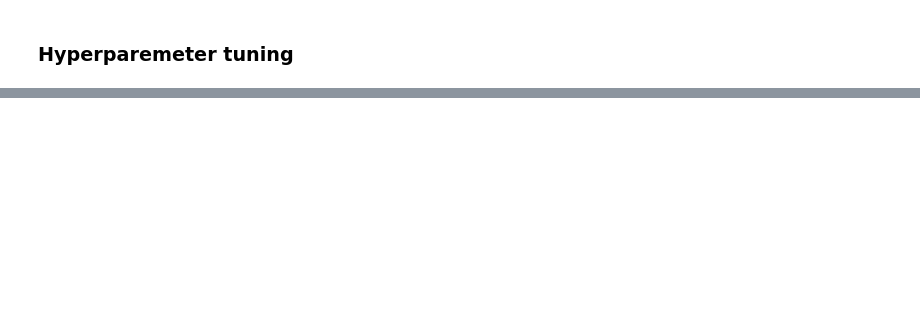
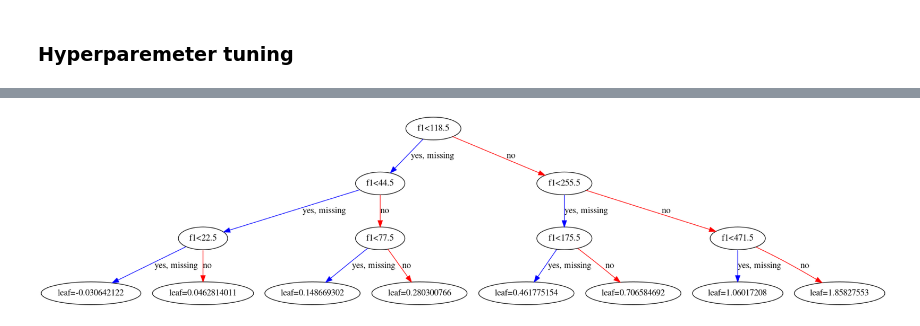
Before and after one commit to yukioichida/zara-data-challenge, a Jupyter notebook: boosting_timeseries_forecasting.ipynb, the cells around one changed output, grey strips where cells are left out. Saved outputs shown, nothing was run; the diff lists cells and outputs as text; code cells hidden in the pictures; blank space fills up the shorter version.

```diff
--- a/boosting_timeseries_forecasting.ipynb
+++ b/boosting_timeseries_forecasting.ipynb
@@ -165,0 +141,7 @@ df_test[(df_test['sales'] != 0)&(df_test['date_number'] == 86)][['sales','predic
+# %%
+plot_tree(randomized_mse.best_estimator_.named_steps['clf'])
+fig = matplotlib.pyplot.gcf()
+fig.set_size_inches(150, 100)
+fig.savefig('tree.png')
+# %% [output]
+[figure, added]
```
Also changed, not shown: parts of 13 cells of this notebook, 2 other files.
